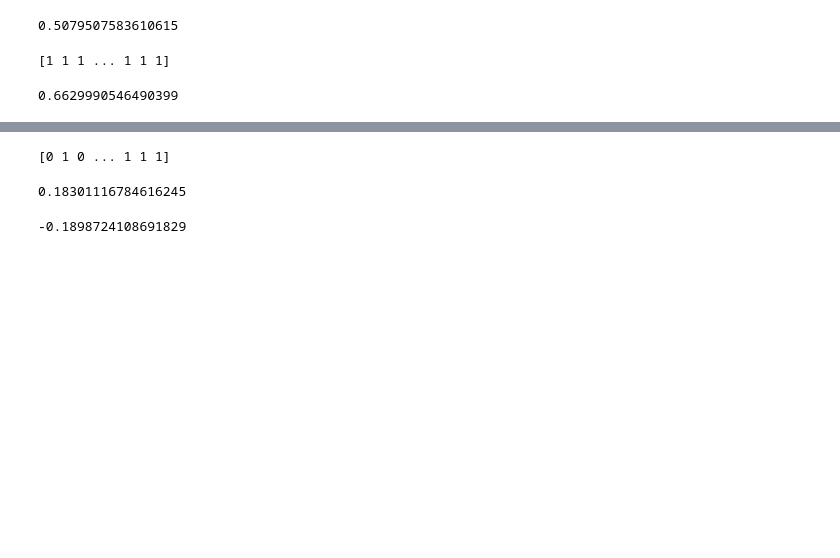
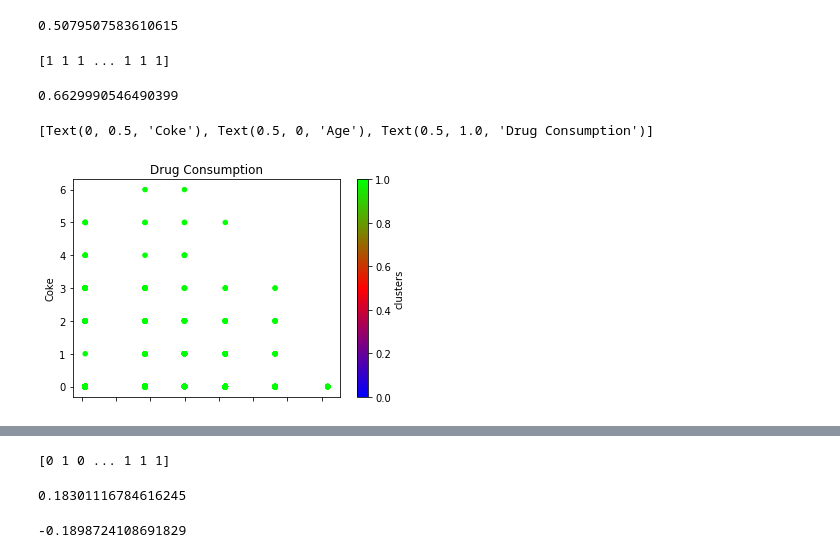
Before and after one commit to ManasaK33/drug-consumption, a Jupyter notebook: Clustering.ipynb, the cells around one changed output, grey strips where cells are left out. Saved outputs shown, nothing was run; the diff lists cells and outputs as text; code cells hidden in the pictures; blank space fills up the shorter version.

Commit message:
Added cluster plots

```diff
--- a/Clustering.ipynb
+++ b/Clustering.ipynb
@@ -27,7 +28,7 @@ Non_illegal =[i for i in data.columns[13:] if i not in illegal_drugs]
 # %%
 #Stripping all 'CL' from all the drug columns
 for drug in data.columns[13:]:
-        data[drug] = data[drug].map(lambda x: str(x).lstrip('CL'))
+        data[drug] = data[drug].map(lambda x: int(str(x).lstrip('CL')))
 # %%
 #Start with Clusters
 #Cluster1: Using all the columns
@@ -74,3 +75,9 @@ data['clusters'] = clusters
 print(metrics.silhouette_score(x_scaled, data['clusters'], metric = "euclidean"))
 # %% [output]
 0.6629990546490399
+# %%
+ax = data.plot(kind = 'scatter', x = 'Age', y = 'Crack', c = 'clusters', colormap = plt.cm.brg)
+ax.set(title = 'Drug Consumption', xlabel = 'Age', ylabel = 'Coke')
+# %% [output]
+[Text(0, 0.5, 'Coke'), Text(0.5, 0, 'Age'), Text(0.5, 1.0, 'Drug Consumption')]
+[figure, added]
```
Also changed, not shown: parts of 30 cells of this notebook.
